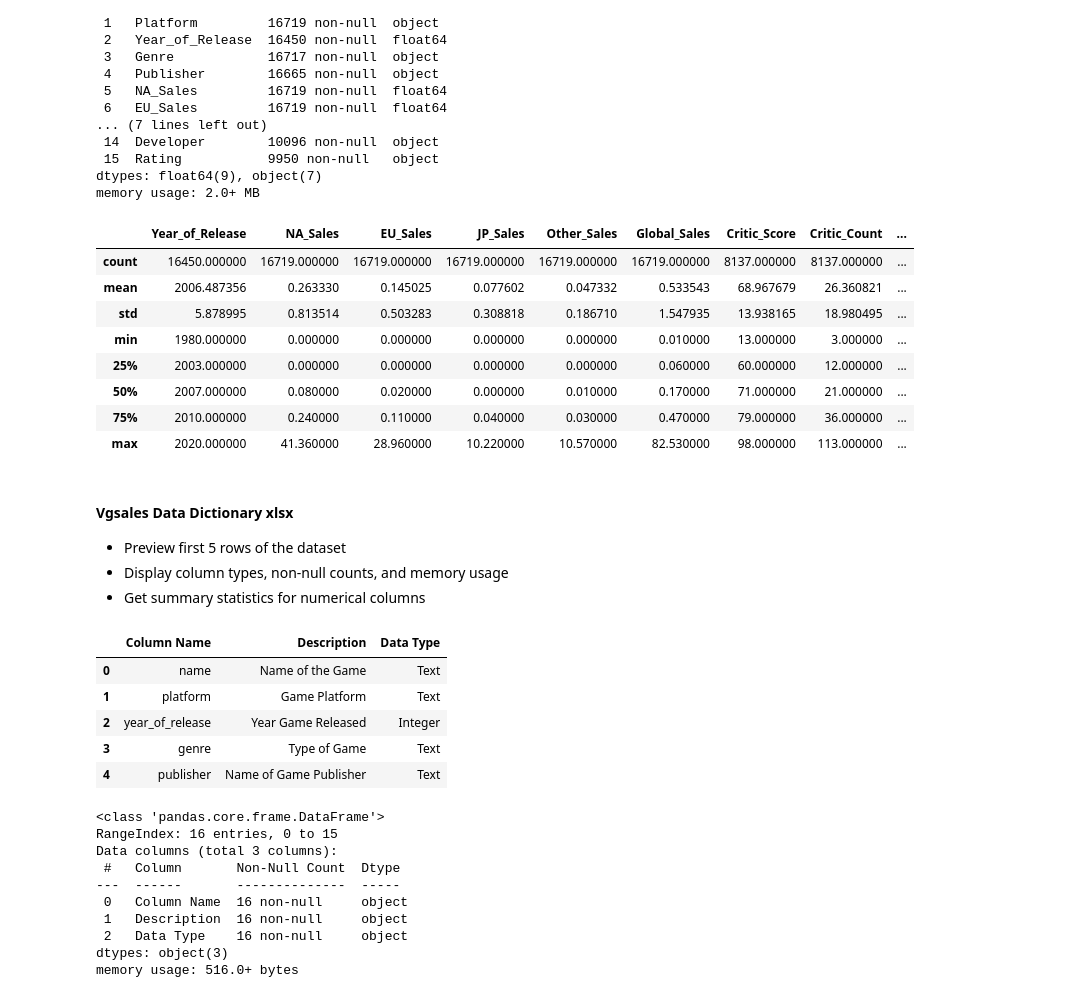
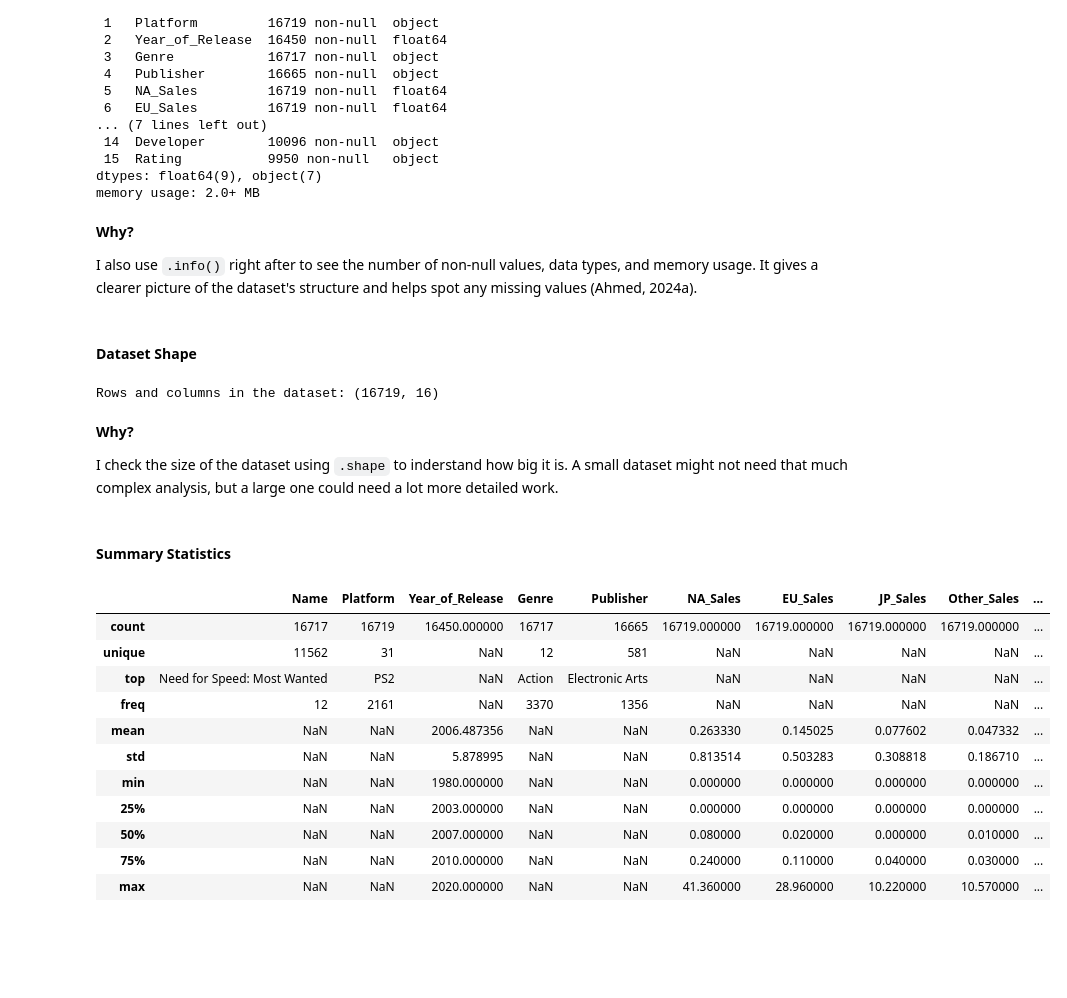
Before and after one commit to eleanorbucke21/ca1_DATA_VISUALISATION, a Jupyter notebook: DataVisualisationCA.ipynb, the cells around one changed output. Saved outputs shown, nothing was run; the diff lists cells and outputs as text; code cells hidden in the pictures; blank space fills up the shorter version.

```diff
--- a/DataVisualisationCA.ipynb
+++ b/DataVisualisationCA.ipynb
@@ -91,43 +138,34 @@ Data columns (total 16 columns):
  15  Rating           9950 non-null   object
 dtypes: float64(9), object(7)
 memory usage: 2.0+ MB
+# %% [markdown]
+**Why?**
+
+I also use `.info()` right after to see the number of non-null values, data types, and memory usage. It gives a clearer picture of the dataset's structure and helps spot any missing values (Ahmed, 2024a).
+# %% [markdown]
+#### Dataset Shape
+# %%
+print("Rows and columns in the dataset:", vgsales.shape)
+# %% [output]
+Rows and columns in the dataset: (16719, 16)
+# %% [markdown]
+**Why?**
+
+I check the size of the dataset using `.shape` to inderstand how big it is. A small dataset might not need that much complex analysis, but a large one could need a lot more detailed work.
+# %% [markdown]
+#### Summary Statistics
 # %%
-vgsales.describe()
+vgsales.describe(include='all')
 # %% [output]
-|  | Year_of_Release | NA_Sales | EU_Sales | JP_Sales | Other_Sales | Global_Sales | Critic_Score | Critic_Count | ... |
-| count | 16450.000000 | 16719.000000 | 16719.000000 | 16719.000000 | 16719.000000 | 16719.000000 | 8137.000000 | 8137.000000 | ... |
-| mean | 2006.487356 | 0.263330 | 0.145025 | 0.077602 | 0.047332 | 0.533543 | 68.967679 | 26.360821 | ... |
-| std | 5.878995 | 0.813514 | 0.503283 | 0.308818 | 0.186710 | 1.547935 | 13.938165 | 18.980495 | ... |
-| min | 1980.000000 | 0.000000 | 0.000000 | 0.000000 | 0.000000 | 0.010000 | 13.000000 | 3.000000 | ... |
-| 25% | 2003.000000 | 0.000000 | 0.000000 | 0.000000 | 0.000000 | 0.060000 | 60.000000 | 12.000000 | ... |
-| 50% | 2007.000000 | 0.080000 | 0.020000 | 0.000000 | 0.010000 | 0.170000 | 71.000000 | 21.000000 | ... |
-| 75% | 2010.000000 | 0.240000 | 0.110000 | 0.040000 | 0.030000 | 0.470000 | 79.000000 | 36.000000 | ... |
-| max | 2020.000000 | 41.360000 | 28.960000 | 10.220000 | 10.570000 | 82.530000 | 98.000000 | 113.000000 | ... |
+|  | Name | Platform | Year_of_Release | Genre | Publisher | NA_Sales | EU_Sales | JP_Sales | Other_Sales | ... |
+| count | 16717 | 16719 | 16450.000000 | 16717 | 16665 | 16719.000000 | 16719.000000 | 16719.000000 | 16719.000000 | ... |
+| unique | 11562 | 31 | NaN | 12 | 581 | NaN | NaN | NaN | NaN | ... |
+| top | Need for Speed: Most Wanted | PS2 | NaN | Action | Electronic Arts | NaN | NaN | NaN | NaN | ... |
+| freq | 12 | 2161 | NaN | 3370 | 1356 | NaN | NaN | NaN | NaN | ... |
+| mean | NaN | NaN | 2006.487356 | NaN | NaN | 0.263330 | 0.145025 | 0.077602 | 0.047332 | ... |
+| std | NaN | NaN | 5.878995 | NaN | NaN | 0.813514 | 0.503283 | 0.308818 | 0.186710 | ... |
+| min | NaN | NaN | 1980.000000 | NaN | NaN | 0.000000 | 0.000000 | 0.000000 | 0.000000 | ... |
+| 25% | NaN | NaN | 2003.000000 | NaN | NaN | 0.000000 | 0.000000 | 0.000000 | 0.000000 | ... |
+| 50% | NaN | NaN | 2007.000000 | NaN | NaN | 0.080000 | 0.020000 | 0.000000 | 0.010000 | ... |
+| 75% | NaN | NaN | 2010.000000 | NaN | NaN | 0.240000 | 0.110000 | 0.040000 | 0.030000 | ... |
+| max | NaN | NaN | 2020.000000 | NaN | NaN | 41.360000 | 28.960000 | 10.220000 | 10.570000 | ... |
-# %% [markdown]
-#### Vgsales Data Dictionary xlsx
-
-*   Preview first 5 rows of the dataset
-*   Display column types, non-null counts, and memory usage
-*   Get summary statistics for numerical columns
-# %%
-vgsales_data_dic.head()
-# %% [output]
-|  | Column Name | Description | Data Type |
-| 0 | name | Name of the Game | Text |
-| 1 | platform | Game Platform | Text |
-| 2 | year_of_release | Year Game Released | Integer |
-| 3 | genre | Type of Game | Text |
-| 4 | publisher | Name of Game Publisher | Text |
-# %%
-vgsales_data_dic.info()
-# %% [output]
-<class 'pandas.core.frame.DataFrame'>
-RangeIndex: 16 entries, 0 to 15
-Data columns (total 3 columns):
- #   Column       Non-Null Count  Dtype
----  ------       --------------  -----
- 0   Column Name  16 non-null     object
- 1   Description  16 non-null     object
- 2   Data Type    16 non-null     object
-dtypes: object(3)
-memory usage: 516.0+ bytes
```
Also changed, not shown: parts of 24 cells of this notebook.
